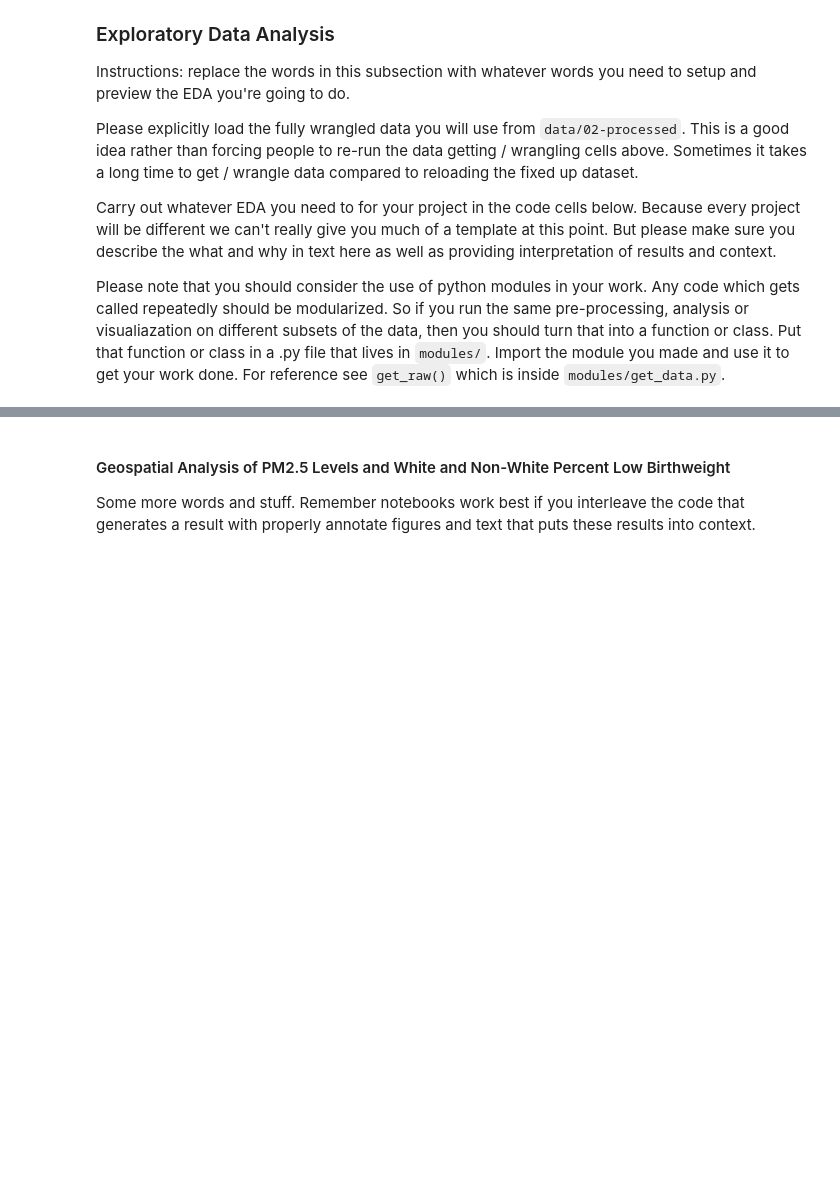
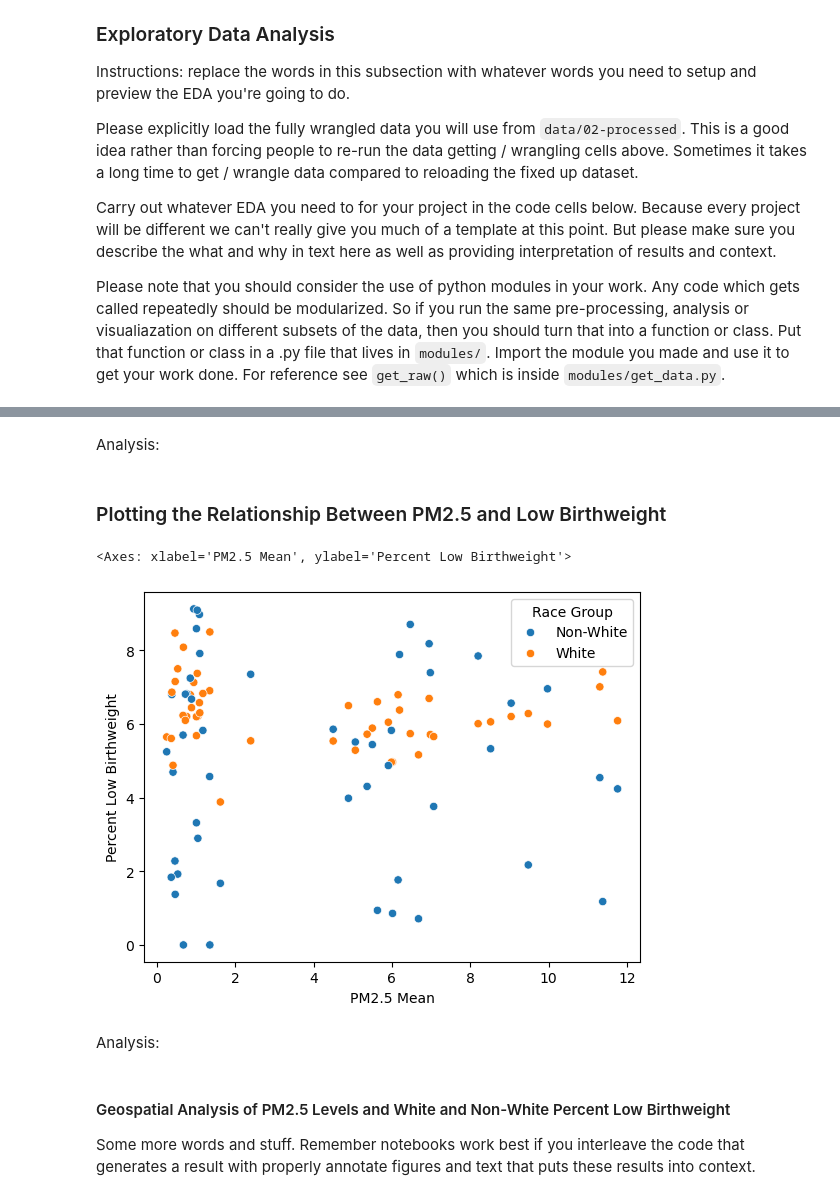
Before and after one commit to COGS108/Group095_WI26, a Jupyter notebook: 02-EDACheckpoint.ipynb, the cells around one changed output, grey strips where cells are left out. Cells and saved outputs as stored; diff of their text form; code cells hidden in the pictures; blank space fills up the shorter version.

```diff
--- a/02-EDACheckpoint.ipynb
+++ b/02-EDACheckpoint.ipynb
@@ -714,3 +784,14 @@ merge_df = pd.read_csv('data/02-processed/merge_df.csv')
+# %% [markdown]
+Analysis:
+# %% [markdown]
+### Plotting the Relationship Between PM2.5 and Low Birthweight
+# %%
+sns.scatterplot(data=per_county, x="PM2.5 Mean", y="Percent Low Birthweight", hue="Race Group")
+# %% [output]
+<Axes: xlabel='PM2.5 Mean', ylabel='Percent Low Birthweight'>
+[figure, added]
+# %% [markdown]
+Analysis:
 # %% [markdown]
 #### Geospatial Analysis of PM2.5 Levels and White and Non-White Percent Low Birthweight
 
```
Also changed, not shown: parts of 9 cells of this notebook, 2 other files.
